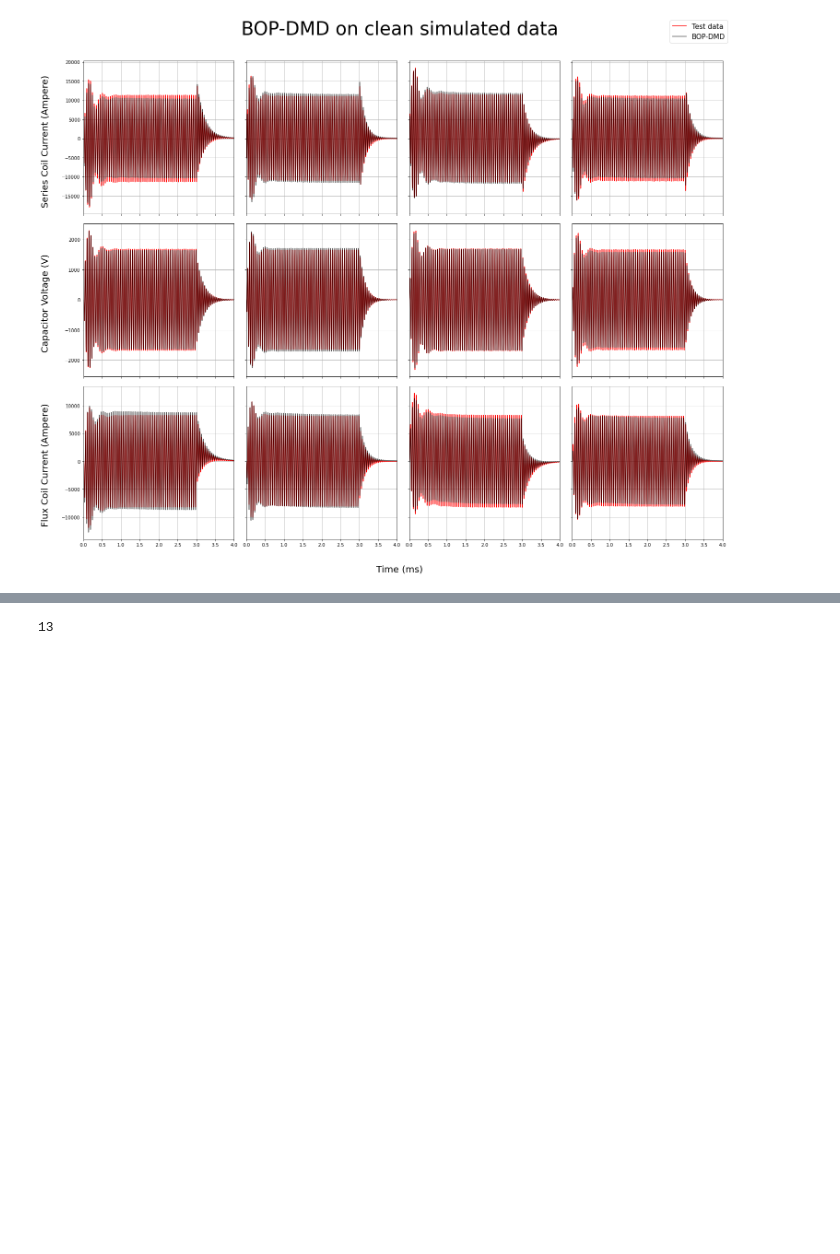
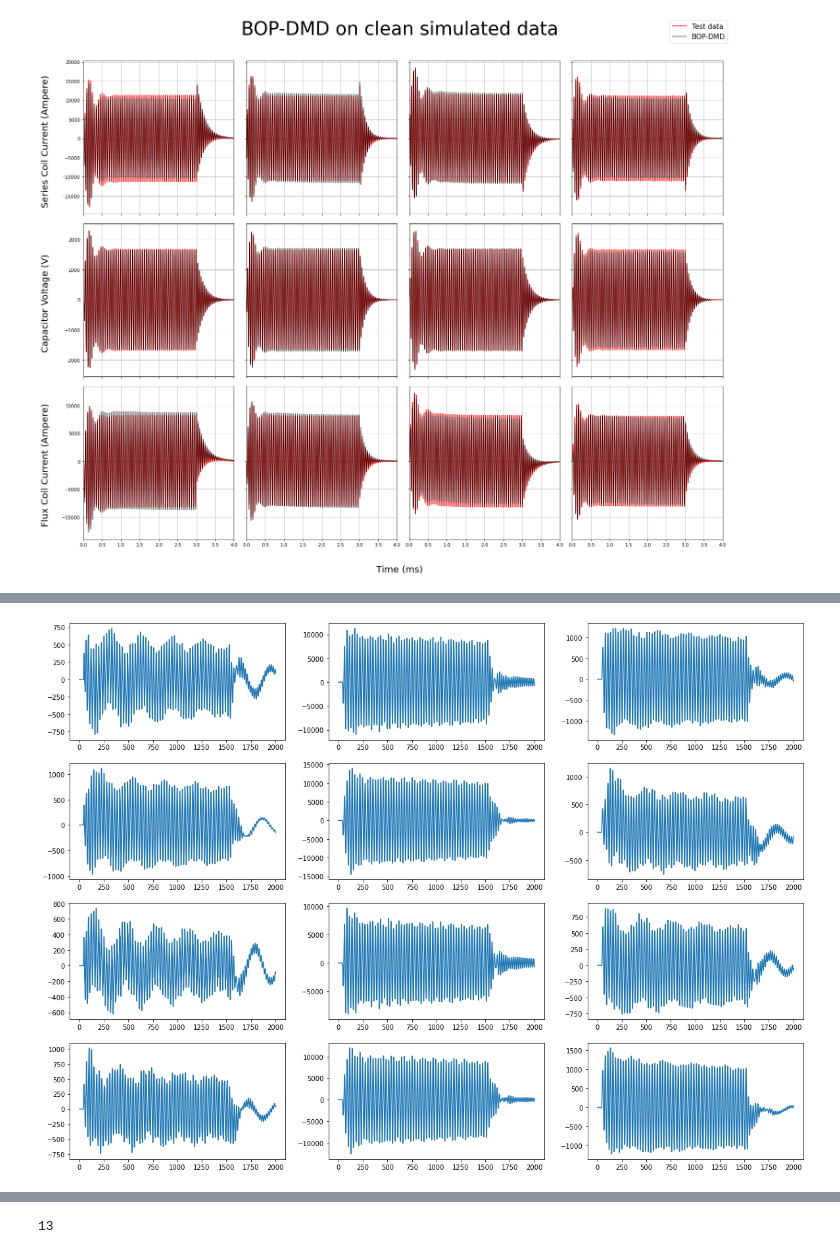
Before and after one commit to zachary-daniel/HIT-SI-Control, a Jupyter notebook: Python_Stuff/BOP_on_sim_data_for_Alan.ipynb, the cells around one changed output, grey strips where cells are left out. Cells and saved outputs as stored; diff of their text form; code cells hidden in the pictures; blank space fills up the shorter version.

```diff
--- a/Python_Stuff/BOP_on_sim_data_for_Alan.ipynb
+++ b/Python_Stuff/BOP_on_sim_data_for_Alan.ipynb
@@ -385,0 +357,15 @@ fig.tight_layout(rect=[0, 0, .9, 1])
+# %%
+u = inputs
+sindy_library = ps.PolynomialLibrary(degree=1, include_bias=False)
+optimizer_stable = ps.StableLinearSR3(
+    threshold=0.0,
+    thresholder='l1',
+    nu=.8e-12,
+    max_iter=1000,
+    tol=1e-5,
+    verbose=True
+#     ensemble = True
+)
+
+model = ps.SINDy(feature_library=sindy_library, optimizer=optimizer_stable)
+model.fit(xout_vacuum , t=time, u=u)
@@ -385,0 +390,14 @@ fig.tight_layout(rect=[0, 0, .9, 1])
+# %%
+Xi = model.coefficients()
+r = Xi.shape[0]
+B_SINDy = Xi[:r, r:]
+A_SINDy = Xi[:r, :r]
+# %%
+tout,yout,xout_sindy = lsim((A_SINDy,B_SINDy,C,D),inputs_list[2][251::,:],experiment_time[251::])
+
+plt.figure(figsize = (20,15))
+for i in range(12):
+    plt.subplot(4,3,i+1)
+    plt.plot(xout_sindy[:,i])
+# %% [output]
+[figure, added]
```
Also changed, not shown: parts of 18 cells of this notebook.
